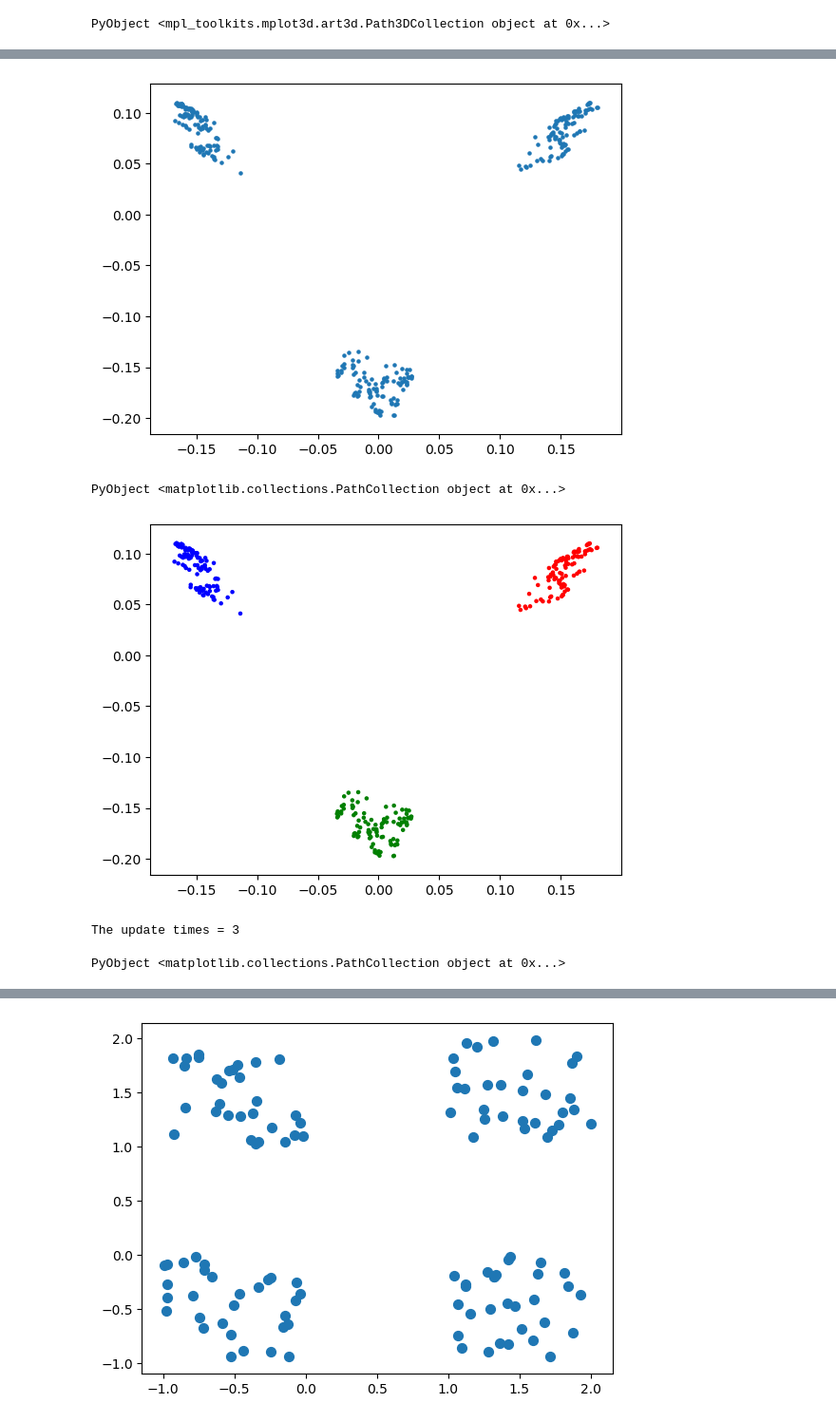
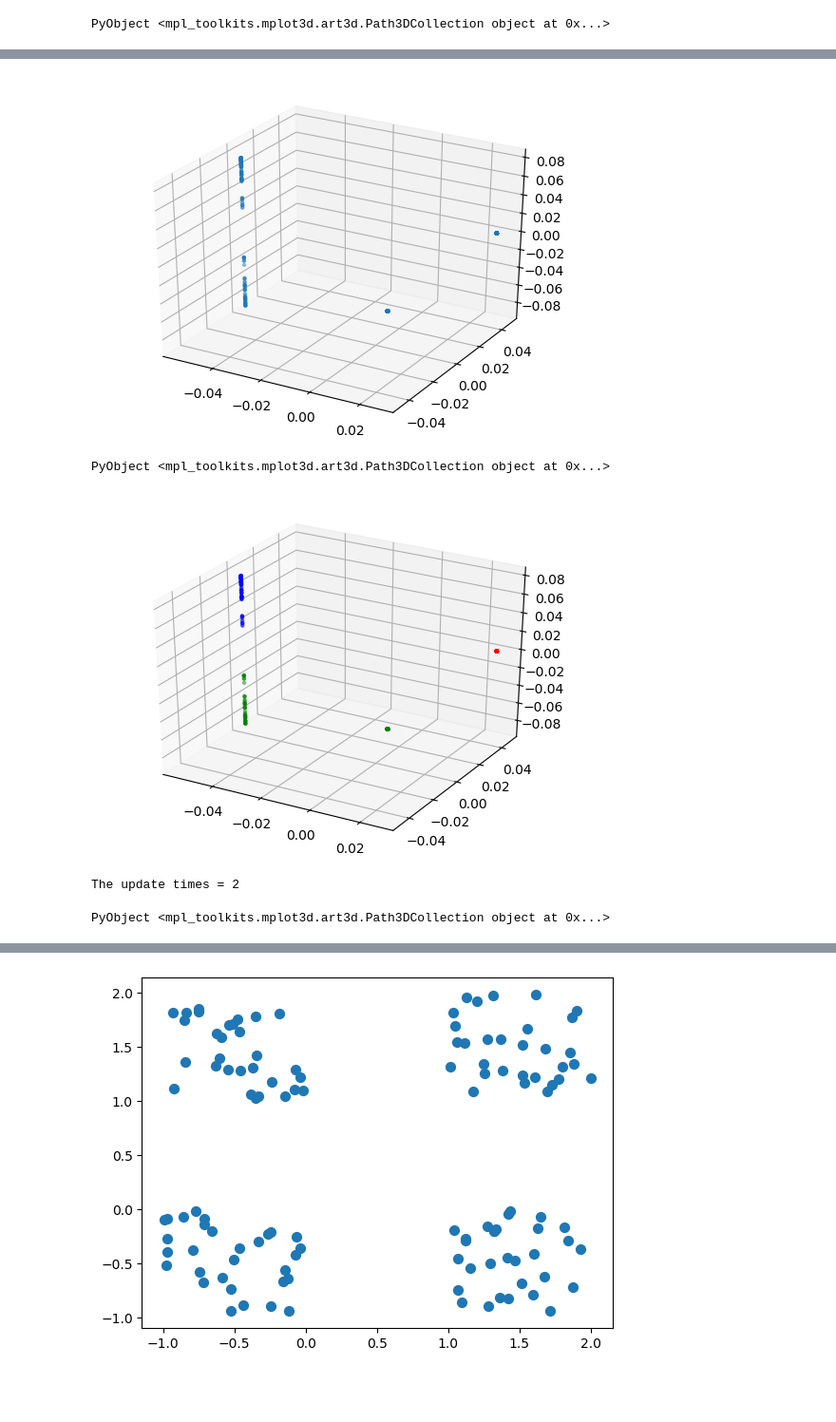
Before and after one commit to chingruchung/Diffusion-Maps-in-Julia, a Jupyter notebook: DiffMap_julia1.ipynb, the cells around one changed output, grey strips where cells are left out. Shown: that part at 95% size. Cells and saved outputs as stored; diff of their text form; code cells hidden in the pictures; blank space fills up the shorter version.

```diff
--- a/DiffMap_julia1.ipynb
+++ b/DiffMap_julia1.ipynb
@@ -81,7 +82,7 @@ function get_eig(Ppron , Dsq)
     # find eigenvectors of P
     v = zeros(n,n) ;
     for ii = 1 : n
-        v[:,ii] = Dsq[ii].*U[:,ii] ;
+        v[ii,:] = U[ii,:]./Dsq[ii] ;
     end
 
     return S , v ;
@@ -343,26 +343,26 @@ The update times = 9
 PyObject <mpl_toolkits.mplot3d.art3d.Path3DCollection object at 0x...>
 # %%
-alpha = 0.8 ;
-c = 2 ;
+alpha = 0.23 ;
+c = 3 ;
 
 Yt2 = DiffMap(data2 , alpha , c) ;
-scatter(Yt2[:,1] , Yt2[:,2] , s = 5)
+scatter3D(Yt2[:,1] , Yt2[:,2] , Yt2[:,3] , s = 5)
 # %% [output]
-[figure, old version]
+[figure, new version]
-PyObject <matplotlib.collections.PathCollection object at 0x...>
+PyObject <mpl_toolkits.mplot3d.art3d.Path3DCollection object at 0x...>
 # %%
 cluster = 3 ; # seperate into three groups
 group , center = k_means(Yt2 , cluster) ;
 
 color = Array{String}(undef, size(group , 1)) ;
 for ii = 1 : size(group , 1)
     color[ii] = dict[group[ii]] ;
 end
-scatter(Yt2[:,1] , Yt2[:,2] , s = 5,c = color)
+scatter3D(Yt2[:,1] , Yt2[:,2] , Yt2[:,3] , s = 5 , c = color)
 # %% [output]
-[figure, old version]
+[figure, new version]
-The update times = 3
+The update times = 2
-PyObject <matplotlib.collections.PathCollection object at 0x...>
+PyObject <mpl_toolkits.mplot3d.art3d.Path3DCollection object at 0x...>
 # %%
 scatter3D(data2[:,1] , data2[:,2] , data2[:,3] , s = 20 , c = color)
 # %% [output]
```
Also changed, not shown: parts of 14 cells of this notebook.
